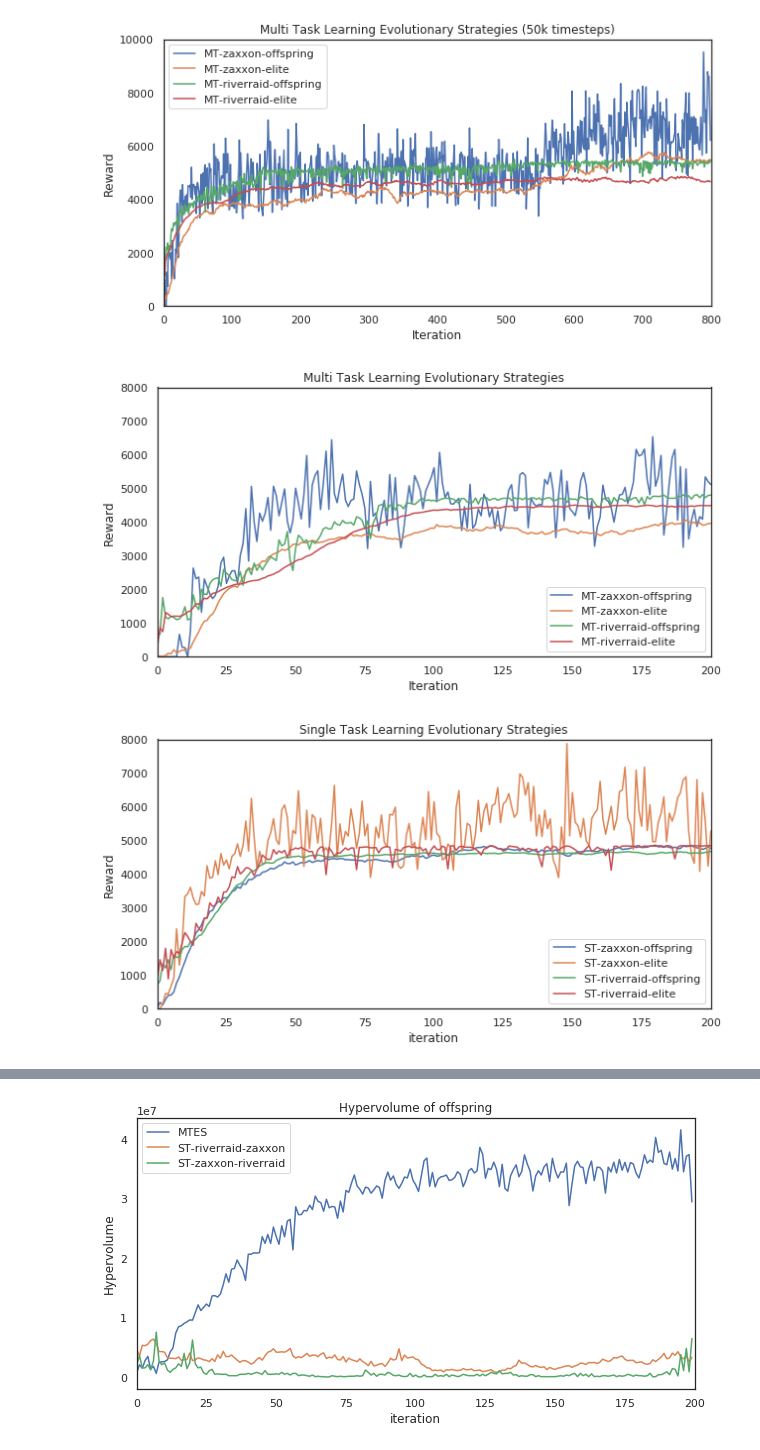
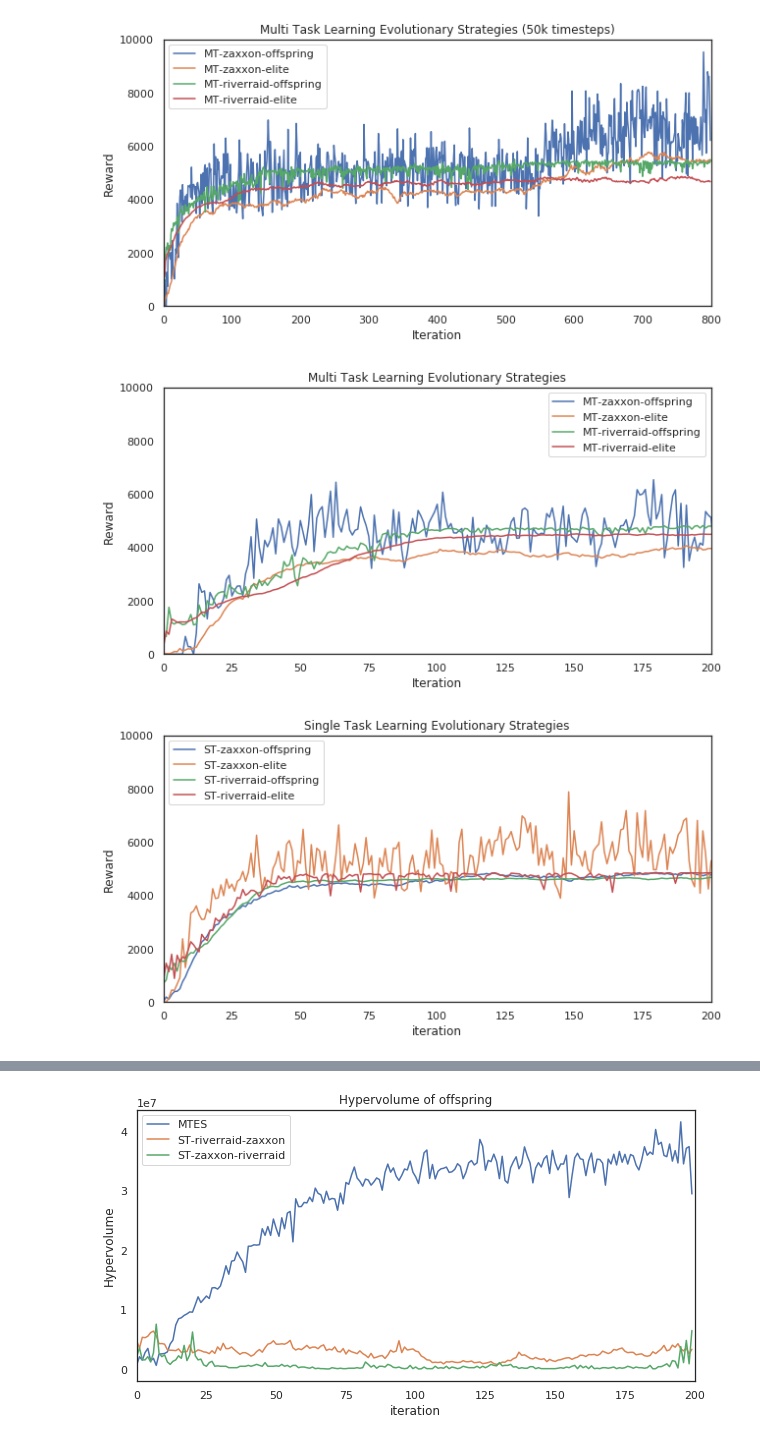
Before and after one commit to deyandyankov/research.mtne, a Jupyter notebook: gpu_implementation/analysis/all_plots.ipynb, the cells around one changed output, grey strips where cells are left out. Cells and saved outputs as stored; diff of their text form; code cells hidden in the pictures.

Commit message:
New figures

```diff
--- a/gpu_implementation/analysis/all_plots.ipynb
+++ b/gpu_implementation/analysis/all_plots.ipynb
@@ -205,43 +205,43 @@ p = df.plot()
 p.set_title('Multi Task Learning Evolutionary Strategies')
 p.set_ylabel('Reward')
 p.set_xlabel('Iteration')
-p.set(ylim=(0, 8000))
+p.set(ylim=(0, 10000))
 p.set(xlim=(0, iterations))
 p.get_figure().savefig("figures/plot1.eps")
 # %% [output]
-[figure, old version]
+[figure, new version]
 # %%
 # 1.1) MTES rewards (both offspring and elite)
 # x axis: iterations (0 to 200)
 # y axis: rewards
 # lines: (a) riverraid, offspring; (b) riverraid, elite; (c) zaxxon, offspring; (d) zaxxon, elite.
 df_zaxxon = e['ST-zaxxon']['rewards'].copy()
 df_zaxxon.columns = ['ST-zaxxon-offspring', 'ST-zaxxon-elite']
 df_riverraid = e['ST-riverraid']['rewards'].copy()
 df_riverraid.columns = ['ST-riverraid-offspring', 'ST-riverraid-elite']
 df = df_zaxxon.join(df_riverraid)
 # melted = pd.melt(df, id_vars=['Iteration'])
 
 # ### BLACK AND WHITE PLOT
 # # sns.set(rc={'figure.figsize': (10, 5)})
 # # sns.set_style('white')
 # # p = sns.lineplot(x='Iteration', y='value', style='variable', color='black', data=melted)
 # # p.set_title('Multi Task Evolutionary Strategies; TODO: explain rewards and elite')
 # # p.set_ylabel('Reward')
 # # p.set(xlim=(0, iterations))
 # # p.get_figure().savefig("plot1.eps")
 
 # ### presentation plot
 # sns.set(rc={'figure.figsize': (10, 5)})
 # sns.set_style('white')
 p = df.plot()
 p.set_title('Single Task Learning Evolutionary Strategies')
 p.set_ylabel('Reward')
-p.set(ylim=(0, 8000))
+p.set(ylim=(0, 10000))
 p.set(xlim=(0, iterations))
 p.get_figure().savefig("figures/plot1_1.eps")
 # %% [output]
-[figure, old version]
+[figure, new version]
 # %%
 # 1.1) MTES rewards (both offspring and elite)
 # x axis: iterations (0 to 200)
```
Also changed, not shown: parts of 11 cells of this notebook, 13 other files.
